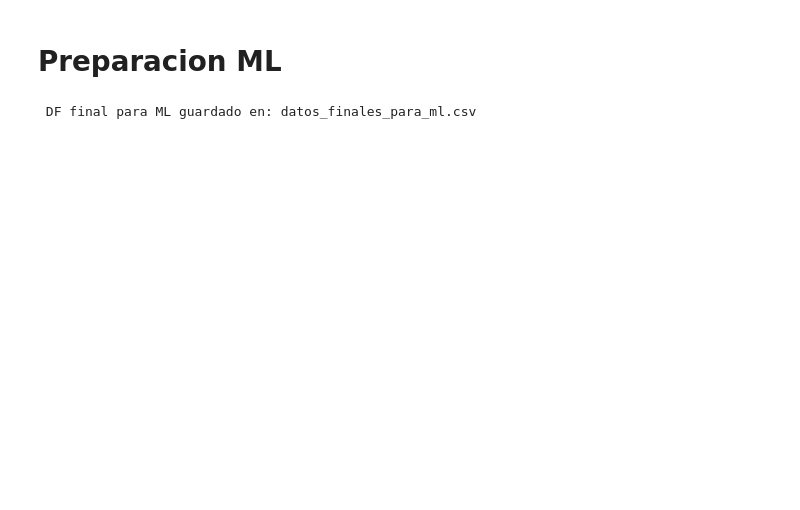
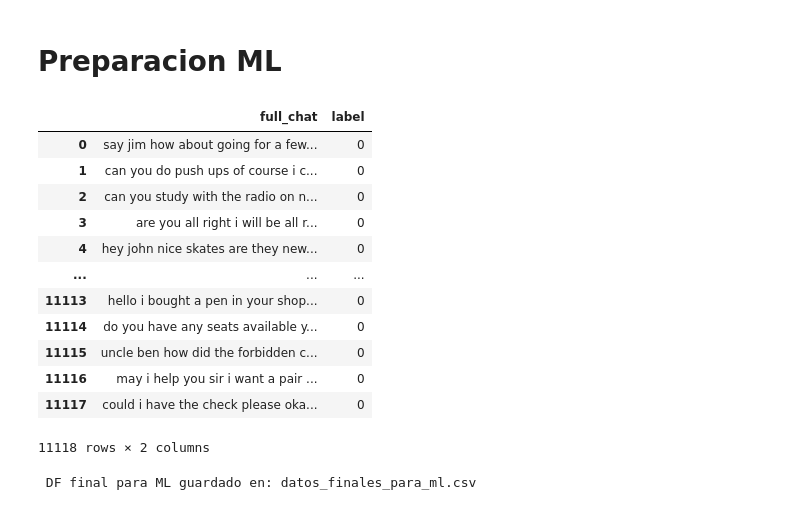
Before and after one commit to G6B0/Proyecto-Analisis-de-Datos, a Jupyter notebook: preparacion_datos.ipynb, the cells around one changed output. Cells and saved outputs as stored; diff of their text form; code cells hidden in the pictures; blank space fills up the shorter version.

```diff
--- a/preparacion_datos.ipynb
+++ b/preparacion_datos.ipynb
@@ -457,6 +589,22 @@ dialog_data['label'] = 0
 dialog_chats_agrupados = dialog_data[['normalized_dialog']].copy()
 dialog_chats_agrupados.rename(columns={'normalized_dialog': 'full_chat'}, inplace=True)
 dialog_chats_agrupados['label'] = 0
+# %%
+dialog_chats_agrupados
+# %% [output]
+|  | full_chat | label |
+| 0 | say jim how about going for a few... | 0 |
+| 1 | can you do push ups of course i c... | 0 |
+| 2 | can you study with the radio on n... | 0 |
+| 3 | are you all right i will be all r... | 0 |
+| 4 | hey john nice skates are they new... | 0 |
+| ... | ... | ... |
+| 11113 | hello i bought a pen in your shop... | 0 |
+| 11114 | do you have any seats available y... | 0 |
+| 11115 | uncle ben how did the forbidden c... | 0 |
+| 11116 | may i help you sir i want a pair ... | 0 |
+| 11117 | could i have the check please oka... | 0 |
+11118 rows × 2 columns
 # %%
 datos_para_ml = pd.concat([grooming_chats_agrupados, dialog_chats_agrupados], ignore_index=True)
 # %%
```
Also changed, not shown: parts of 16 cells of this notebook, 1 other file.
